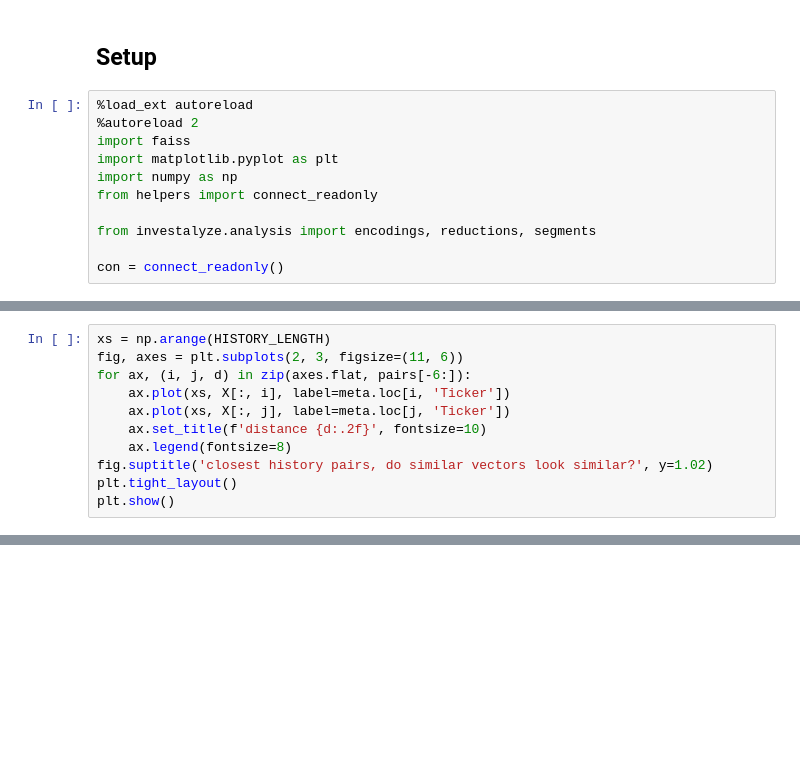
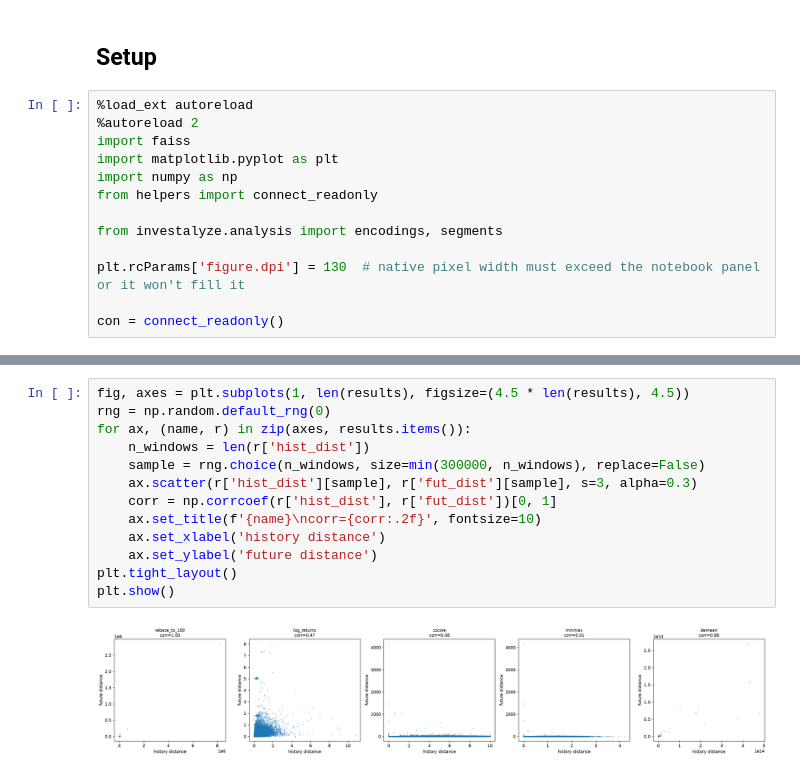
Before and after one commit to marcdumon/investalyze, a Jupyter notebook: notebooks/4_vector_structure.ipynb, the cells around one changed output, grey strips where cells are left out. Drawn from its saved outputs; the diff is of its cells as text; blank space fills up the shorter version.

```diff
--- a/notebooks/4_vector_structure.ipynb
+++ b/notebooks/4_vector_structure.ipynb
@@ -18,6 +16,8 @@ import matplotlib.pyplot as plt
 import numpy as np
 from helpers import connect_readonly
 
-from investalyze.analysis import encodings, reductions, segments
+from investalyze.analysis import encodings, segments
+
+plt.rcParams['figure.dpi'] = 130  # native pixel width must exceed the notebook panel or it won't fill it
 
 con = connect_readonly()
@@ -116,11 +44,0 @@ type(pairs)
-# %%
-xs = np.arange(HISTORY_LENGTH)
-fig, axes = plt.subplots(2, 3, figsize=(11, 6))
-for ax, (i, j, d) in zip(axes.flat, pairs[-6:]):
-    ax.plot(xs, X[:, i], label=meta.loc[i, 'Ticker'])
-    ax.plot(xs, X[:, j], label=meta.loc[j, 'Ticker'])
-    ax.set_title(f'distance {d:.2f}', fontsize=10)
-    ax.legend(fontsize=8)
-fig.suptitle('closest history pairs, do similar vectors look similar?', y=1.02)
-plt.tight_layout()
-plt.show()
@@ -148,0 +149,15 @@ plt.show()
+# %%
+fig, axes = plt.subplots(1, len(results), figsize=(4.5 * len(results), 4.5))
+rng = np.random.default_rng(0)
+for ax, (name, r) in zip(axes, results.items()):
+    n_windows = len(r['hist_dist'])
+    sample = rng.choice(n_windows, size=min(300000, n_windows), replace=False)
+    ax.scatter(r['hist_dist'][sample], r['fut_dist'][sample], s=3, alpha=0.3)
+    corr = np.corrcoef(r['hist_dist'], r['fut_dist'])[0, 1]
+    ax.set_title(f'{name}\ncorr={corr:.2f}', fontsize=10)
+    ax.set_xlabel('history distance')
+    ax.set_ylabel('future distance')
+plt.tight_layout()
+plt.show()
+# %% [output]
+[figure, added]
```
Also changed, not shown: parts of 24 cells of this notebook.
